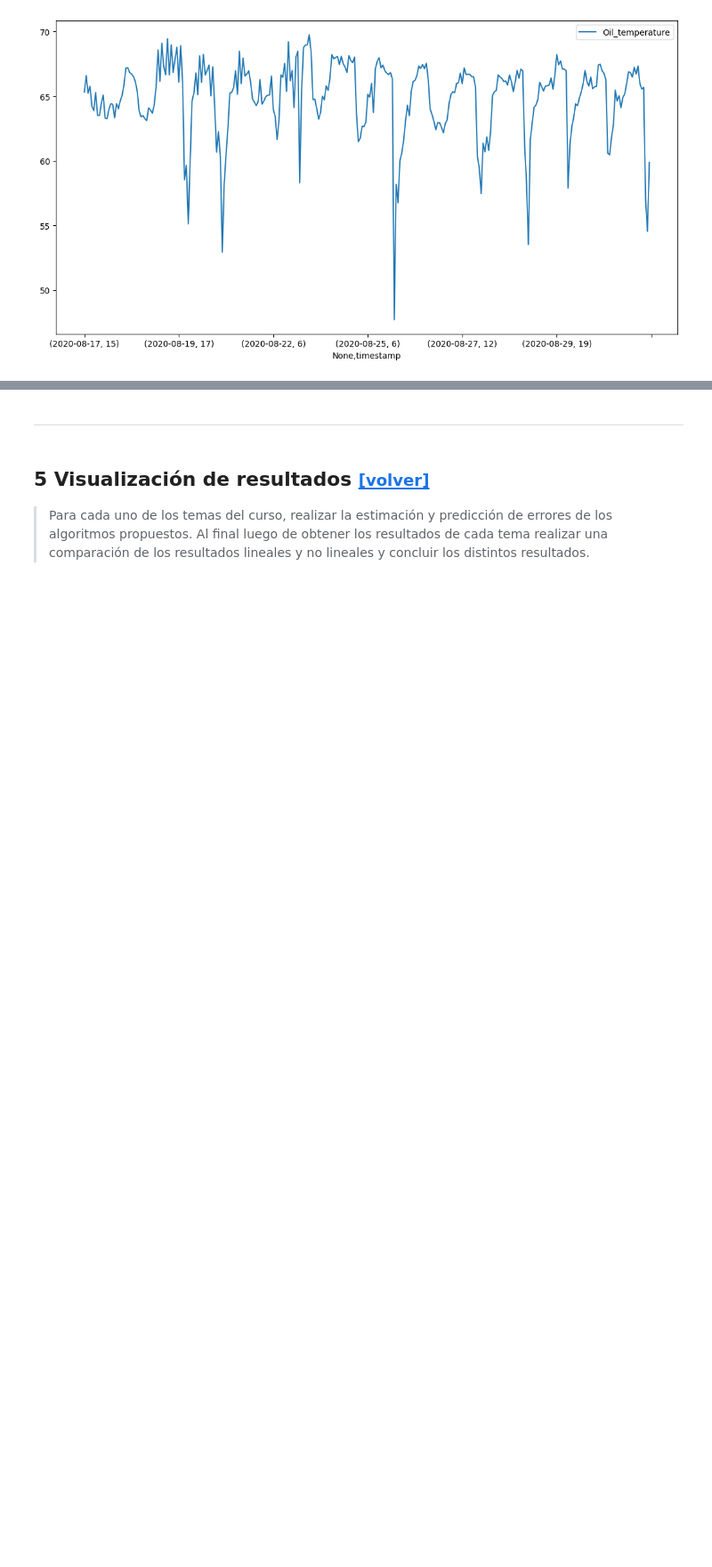
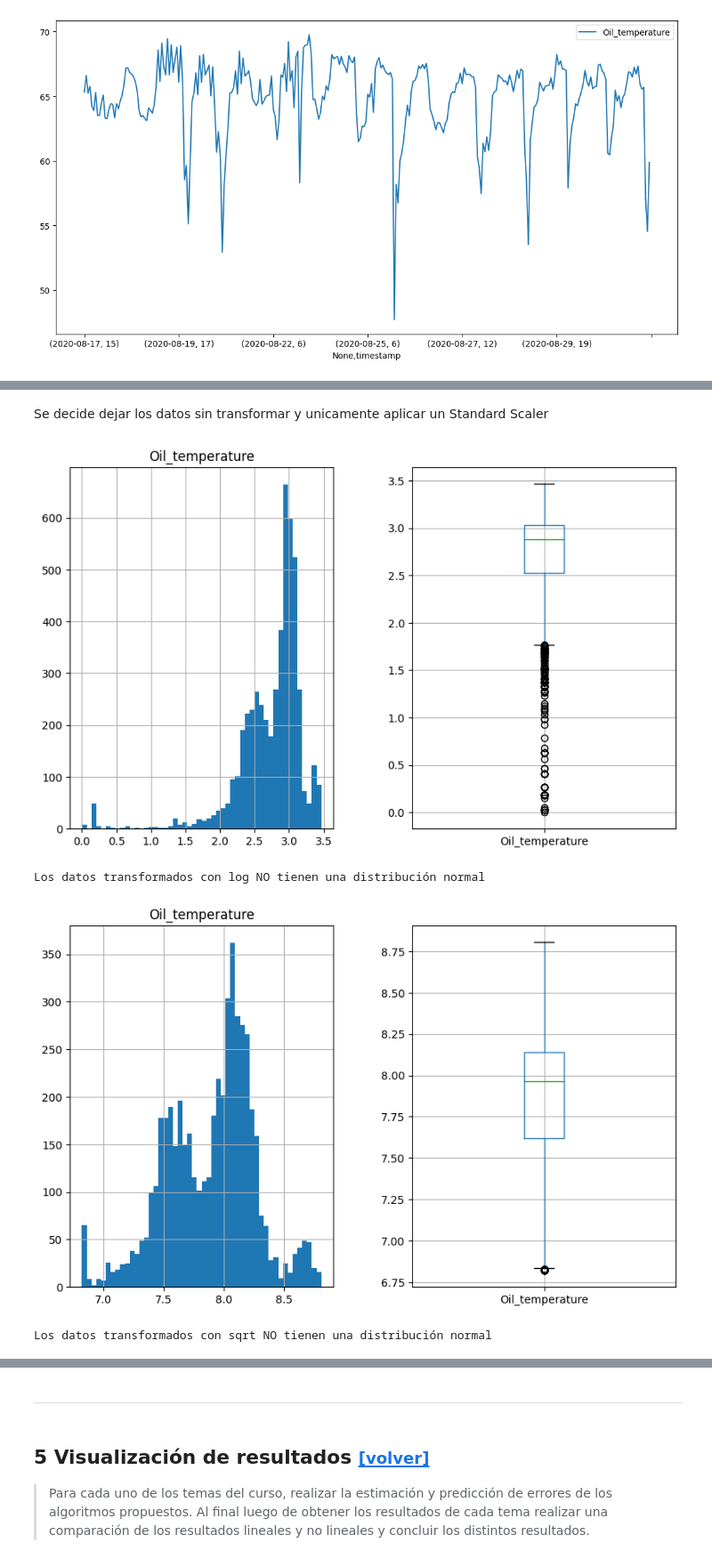
Before and after one commit to judith-ale/proyecto_modulo1, a Jupyter notebook: ProyectoModulo1_RabagoJ_MartinezC_VelicaX.ipynb, the cells around one changed output, grey strips where cells are left out. Shown at 89% size. Saved outputs shown, nothing was run; the diff lists cells and outputs as text; code cells hidden in the pictures; blank space fills up the shorter version.

```diff
--- a/ProyectoModulo1_RabagoJ_MartinezC_VelicaX.ipynb
+++ b/ProyectoModulo1_RabagoJ_MartinezC_VelicaX.ipynb
@@ -334,0 +364,15 @@ plt.tight_layout()
+# %% [markdown]
+Se decide dejar los datos sin transformar y unicamente aplicar un Standard Scaler
+# %%
+for m in ['log', 'sqrt']:
+  trans = oil_lf.transform(method = m)
+  oil_lf.plot_distribution(trans, figsize=(10 ,6))
+  if oil_lf.test_normality(trans):
+      print(f'Los datos transformados con {m} tienen una distribución normal')
+  else:
+      print(f'Los datos transformados con {m} NO tienen una distribución normal')
+# %% [output]
+[figure, added]
+Los datos transformados con log NO tienen una distribución normal
+[figure, added]
+Los datos transformados con sqrt NO tienen una distribución normal
```
Also changed, not shown: parts of 27 cells of this notebook.
